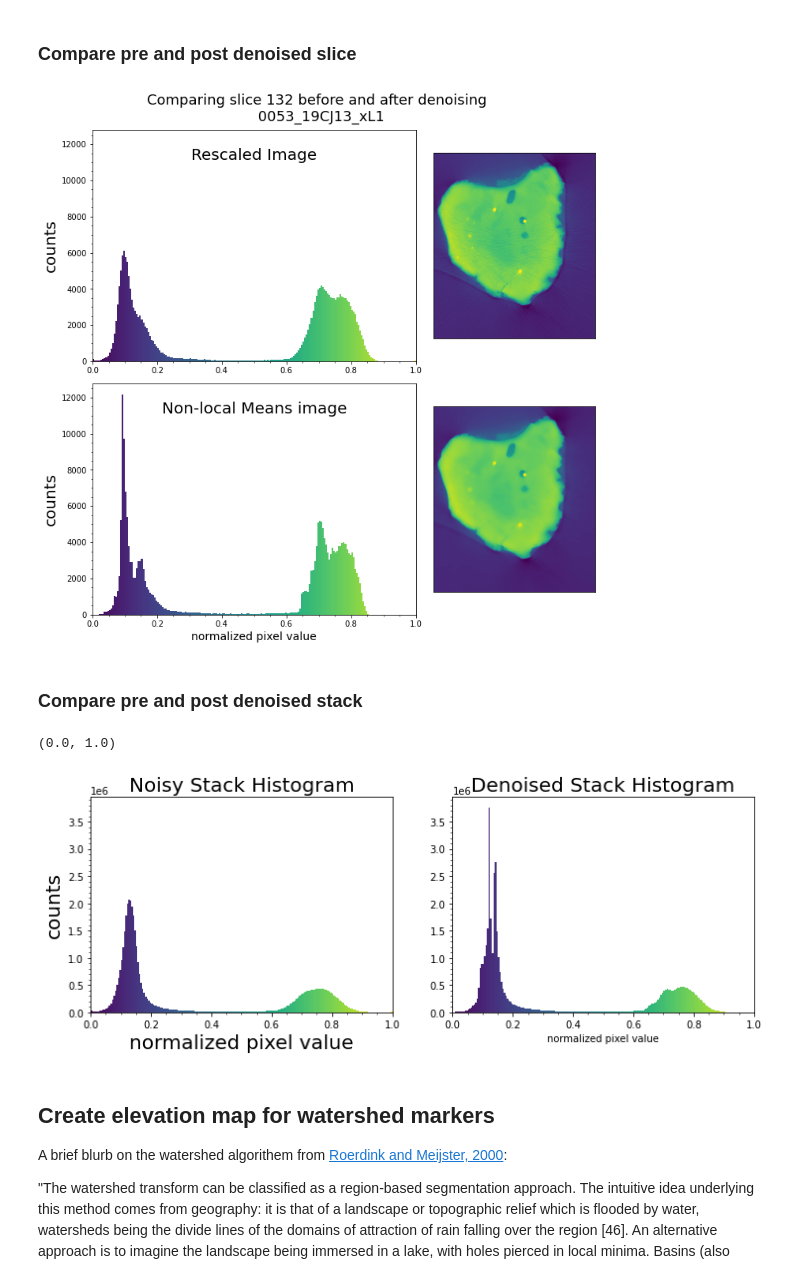
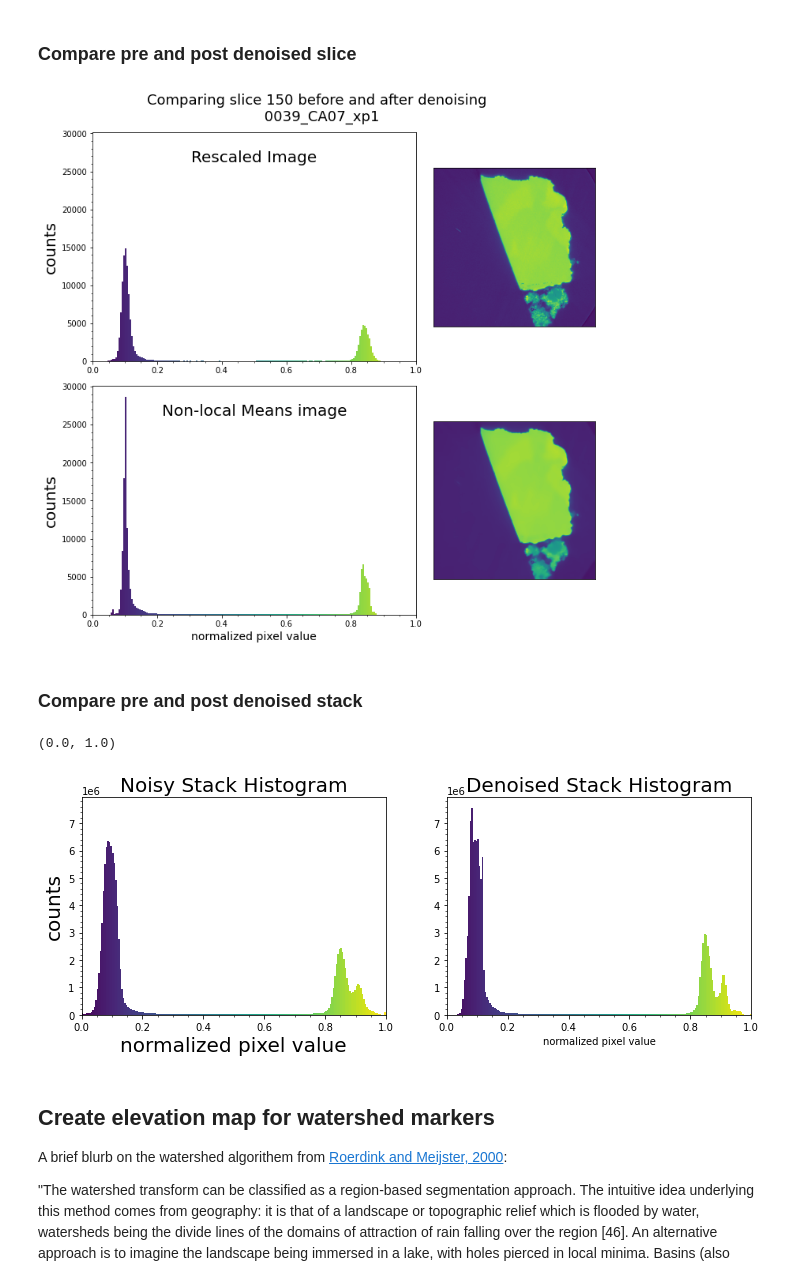
Before and after one commit to jlubbersgeo/ctpy, a Jupyter notebook: mineral_segmentation_clean.ipynb, the cells around one changed output. Drawn from its saved outputs; the diff is of its cells as text; code cells hidden in the pictures.

````diff
--- a/mineral_segmentation_clean.ipynb
+++ b/mineral_segmentation_clean.ipynb
@@ -30,10 +30,10 @@ import matplotlib.pyplot as plt
 Here we will import and also downsample our data so that it is more manageable on a standard personal computer
 # %%
 # path to the folder where your 2D images reside
-filepath = r"D:\Jorgenson_CT_work\0053_19CJ13_xL1\stacks"
+filepath = r"E:\Jorgenson_CT_work\segmented\0039_CA07_xp1\stacks"
 
 # For figure labeling and saving purposes
-name = "0053_19CJ13_xL1"
+name = "0039_CA07_xp1"
 
 stack, original_stack_shape = ct.import_stack(filepath, "tif", name, downsample=2)
 stack_1D = stack.flatten()
@@ -46,7 +46,7 @@ your downsampled stack dimensions are (195, 497, 432)
 ## Rescale the stack
 Looking at our histogram we can see that there are a very small amount of pixels with values at the far high end of the attenuation range. Because these pixels encompass negligible proportions of our data we are going to remove them to better fill the normalized range. This is known as contrast stretching and should allow us to see subtleties in our data better. We normalize the data because Python's ```sckit-image``` processing functions tend to work better with values between 0 and 1.
 # %%
-lower_lim, upper_lim = 0.05, 99.97
+lower_lim, upper_lim = 0.05, 99.92
 plow, phigh, stack_normal, stack_normal_1D = ct.rescale_stack(lower_lim, upper_lim, stack)
 
 
@@ -125,9 +125,10 @@ patch distance: 5
 ### Compare pre and post denoised slice
 # %%
 colormap = plt.get_cmap(cmap)
+slice_number = 150
+
 slice_nlm_1D = stack_nlm[slice_number].flatten()
 slice_1D = stack_normal[slice_number].flatten()
-slice_number = 132
 bins = 200
 
 fig, ax = plt.subplots(2, 2, figsize=(10, 10), gridspec_kw={"width_ratios": [2, 1],})
@@ -151,41 +152,41 @@ for c, p in zip(bin_centers, patches):
     plt.setp(p, "facecolor", colormap(c))
 
 # rescaled image
-ax[0, 1].imshow(stack_normal[slice_number], cmap=cmap)
+ax[0, 1].imshow(stack_normal[slice_number], cmap=cmap,vmin = 0, vmax = 1)
 ax[0, 1].axes.yaxis.set_ticklabels([])
 ax[0, 1].axes.yaxis.set_ticks([])
 ax[0, 1].axes.xaxis.set_ticklabels([])
 ax[0, 1].axes.xaxis.set_ticks([])
 
 # Histogram for non local means image
 counts2, bins2, patches2, = ax[1, 0].hist(slice_nlm_1D, bins=bins,)
 
 # get value for center of bins
 bin_centers2 = 0.5 * (bins[:-1] + bins[1:])
 
 # color the histogram by value
 for c, p in zip(bin_centers2, patches2):
     plt.setp(p, "facecolor", colormap(c))
 ax[1, 0].minorticks_on()
 ax[1, 0].set_ylim(0, 1.05 * np.max(counts2))
 
 ax[1, 0].set_xlim(0, 1)
 ax[1, 0].set_xlabel("normalized pixel value", fontsize=14)
 ax[1, 0].set_title("Non-local Means image", fontsize=20, y=0.85)
 ax[1, 0].set_ylabel("counts", fontsize=20)
 
 
 # non local means image
-ax[1, 1].imshow(stack_nlm[slice_number], cmap=cmap)
+ax[1, 1].imshow(stack_nlm[slice_number], cmap=cmap,vmin = 0, vmax = 1)
 ax[1, 1].axes.yaxis.set_ticklabels([])
 ax[1, 1].axes.yaxis.set_ticks([])
 ax[1, 1].axes.xaxis.set_ticklabels([])
 ax[1, 1].axes.xaxis.set_ticks([])
 ax[1, 0].set_ylim(0, 1.05 * np.max(counts2))
 ax[0, 0].set_ylim(0, 1.05 * np.max(counts2))
 fig.tight_layout()
 # %% [output]
-[figure, old version]
+[figure, new version]
 # %% [markdown]
 ### Compare pre and post denoised stack
 # %%
@@ -227,7 +228,7 @@ ax[0].set_xlim(0, 1)
 ax[1].set_xlim(0, 1)
 # %% [output]
 (0.0, 1.0)
-[figure, old version]
+[figure, new version]
 # %% [markdown]
 ## Create elevation map for watershed markers
 
````
Also changed, not shown: parts of 8 cells of this notebook, 1 other file.
